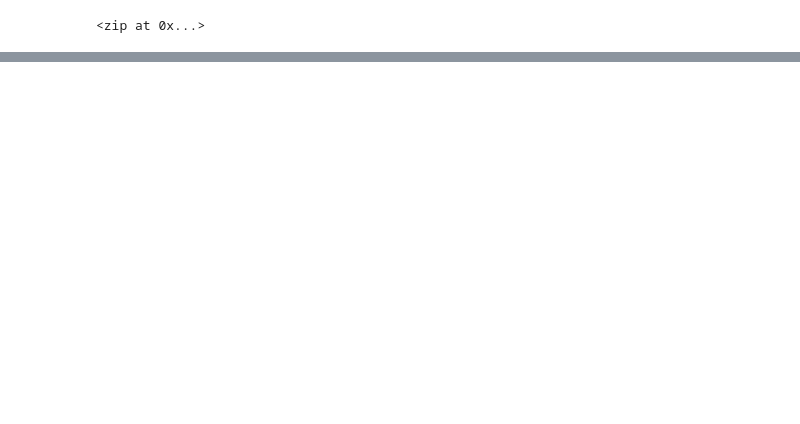
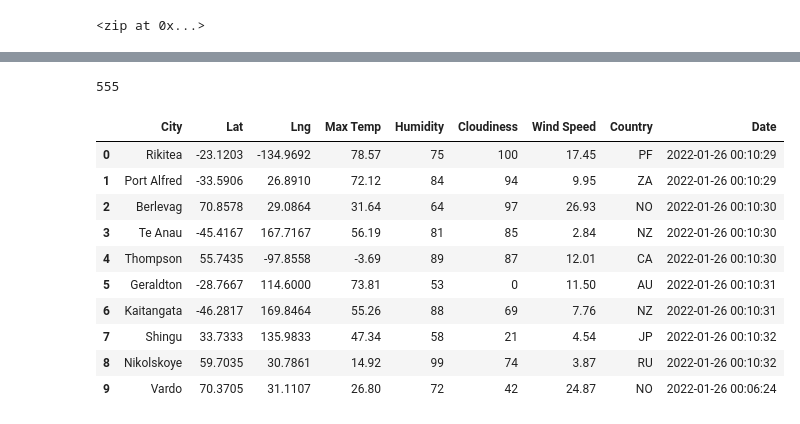
Before and after one commit to KyHicks/World_Weather_Analysis, a Jupyter notebook: WeatherPy.ipynb, the cells around one changed output, grey strips where cells are left out. Saved outputs shown, nothing was run; the diff lists cells and outputs as text; code cells hidden in the pictures; blank space fills up the shorter version.

Commit message:
Modified .gitignore and added WeatherPy file

```diff
--- a/WeatherPy.ipynb
+++ b/WeatherPy.ipynb
@@ -33,0 +34,13 @@ len(cities)
+# %%
+# Import the requests library.
+import requests
+
+# Import the API key.
+from config import weather_api_key
+
+# Starting URL for Weather Map API Call.
+url = "http://api.openweathermap.org/data/2.5/weather?units=Imperial&APPID=" + weather_api_key
+
+# Import the time library and the datetime module from the datetime library.
+import time
+from datetime import datetime
@@ -33,0 +127,20 @@ len(cities)
+# %%
+len(city_data)
+# %% [output]
+555
+# %%
+# Convert the array of dictionaries to a Pandas DataFrame.
+city_data_df = pd.DataFrame(city_data)
+city_data_df.head(10)
+# %% [output]
+|  | City | Lat | Lng | Max Temp | Humidity | Cloudiness | Wind Speed | Country | Date |
+| 0 | Rikitea | -23.1203 | -134.9692 | 78.57 | 75 | 100 | 17.45 | PF | 2022-01-26 00:10:29 |
+| 1 | Port Alfred | -33.5906 | 26.8910 | 72.12 | 84 | 94 | 9.95 | ZA | 2022-01-26 00:10:29 |
+| 2 | Berlevag | 70.8578 | 29.0864 | 31.64 | 64 | 97 | 26.93 | NO | 2022-01-26 00:10:30 |
+| 3 | Te Anau | -45.4167 | 167.7167 | 56.19 | 81 | 85 | 2.84 | NZ | 2022-01-26 00:10:30 |
+| 4 | Thompson | 55.7435 | -97.8558 | -3.69 | 89 | 87 | 12.01 | CA | 2022-01-26 00:10:30 |
+| 5 | Geraldton | -28.7667 | 114.6000 | 73.81 | 53 | 0 | 11.50 | AU | 2022-01-26 00:10:31 |
+| 6 | Kaitangata | -46.2817 | 169.8464 | 55.26 | 88 | 69 | 7.76 | NZ | 2022-01-26 00:10:31 |
+| 7 | Shingu | 33.7333 | 135.9833 | 47.34 | 58 | 21 | 4.54 | JP | 2022-01-26 00:10:32 |
+| 8 | Nikolskoye | 59.7035 | 30.7861 | 14.92 | 99 | 74 | 3.87 | RU | 2022-01-26 00:10:32 |
+| 9 | Vardo | 70.3705 | 31.1107 | 26.80 | 72 | 42 | 24.87 | NO | 2022-01-26 00:06:24 |
```
Also changed, not shown: parts of 4 cells of this notebook, 6 other files.
